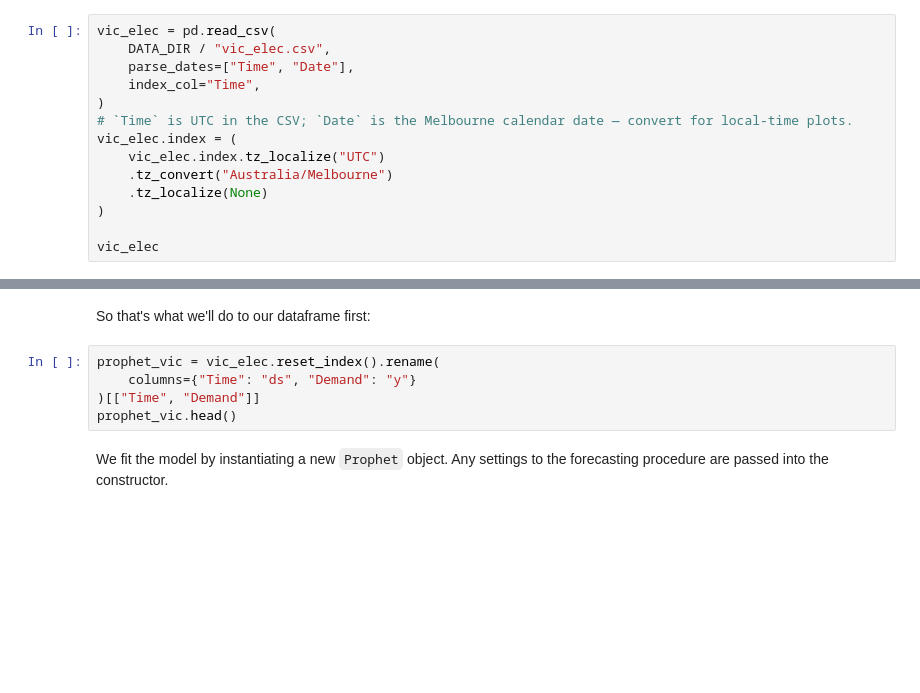
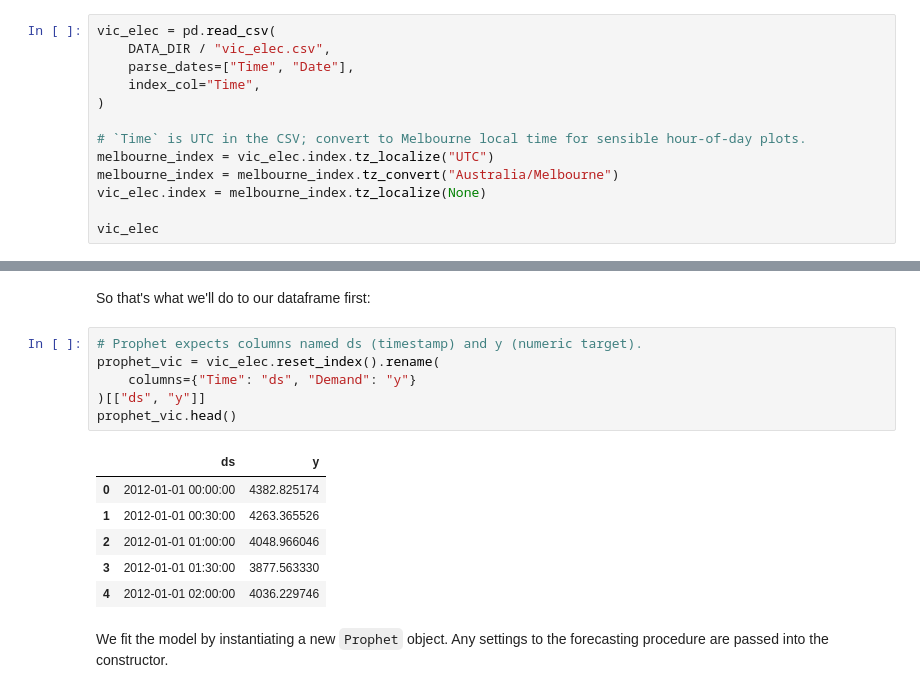
Before and after one commit to HassanAlgoz/AAI, a Jupyter notebook: courses/Timeseries/lessons/02_seasonal_plots-1.ipynb, the cells around one changed output, grey strips where cells are left out. Drawn from its saved outputs; the diff is of its cells as text; blank space fills up the shorter version.

```diff
--- a/courses/Timeseries/lessons/02_seasonal_plots-1.ipynb
+++ b/courses/Timeseries/lessons/02_seasonal_plots-1.ipynb
@@ -35,12 +35,11 @@ vic_elec = pd.read_csv(
     parse_dates=["Time", "Date"],
     index_col="Time",
 )
-# `Time` is UTC in the CSV; `Date` is the Melbourne calendar date — convert for local-time plots.
-vic_elec.index = (
-    vic_elec.index.tz_localize("UTC")
-    .tz_convert("Australia/Melbourne")
-    .tz_localize(None)
-)
+
+# `Time` is UTC in the CSV; convert to Melbourne local time for sensible hour-of-day plots.
+melbourne_index = vic_elec.index.tz_localize("UTC")
+melbourne_index = melbourne_index.tz_convert("Australia/Melbourne")
+vic_elec.index = melbourne_index.tz_localize(None)
 
 vic_elec
 # %% [output]
@@ -410,10 +411,18 @@ prophet_df.head()
 # %% [markdown]
 So that's what we'll do to our dataframe first:
 # %%
+# Prophet expects columns named ds (timestamp) and y (numeric target).
 prophet_vic = vic_elec.reset_index().rename(
     columns={"Time": "ds", "Demand": "y"}
-)[["Time", "Demand"]]
+)[["ds", "y"]]
 prophet_vic.head()
+# %% [output]
+|  | ds | y |
+| 0 | 2012-01-01 00:00:00 | 4382.825174 |
+| 1 | 2012-01-01 00:30:00 | 4263.365526 |
+| 2 | 2012-01-01 01:00:00 | 4048.966046 |
+| 3 | 2012-01-01 01:30:00 | 3877.563330 |
+| 4 | 2012-01-01 02:00:00 | 4036.229746 |
 # %% [markdown]
 We fit the model by instantiating a new `Prophet` object. Any settings to the forecasting procedure are passed into the constructor.
 # %%
```
Also changed, not shown: parts of 5 cells of this notebook, 16 other files.
